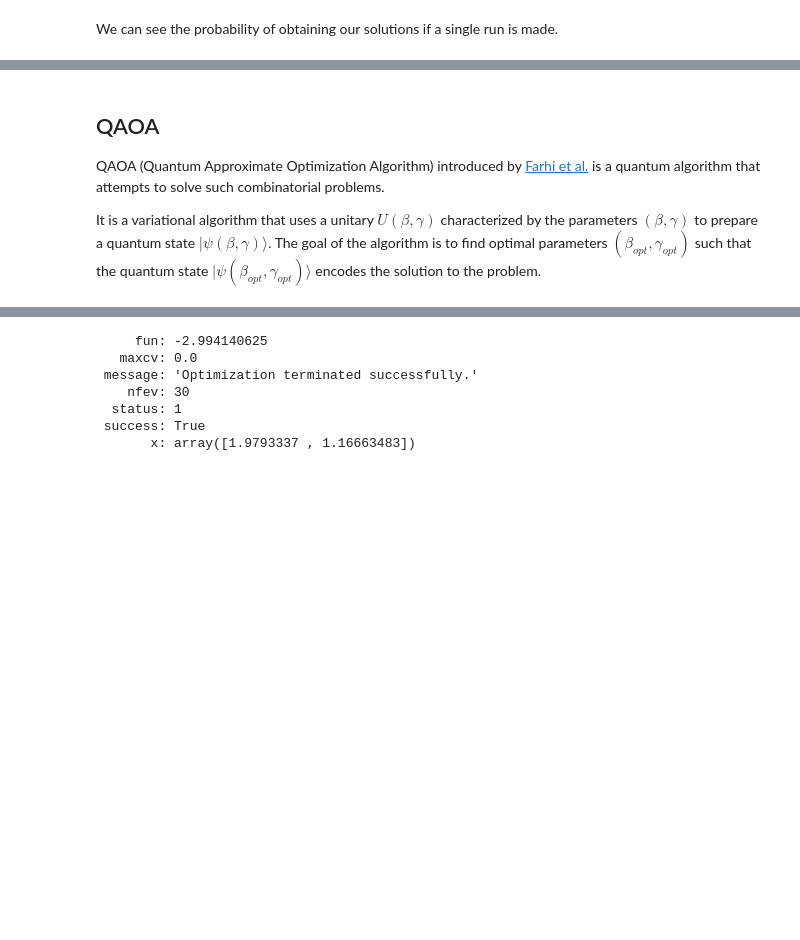
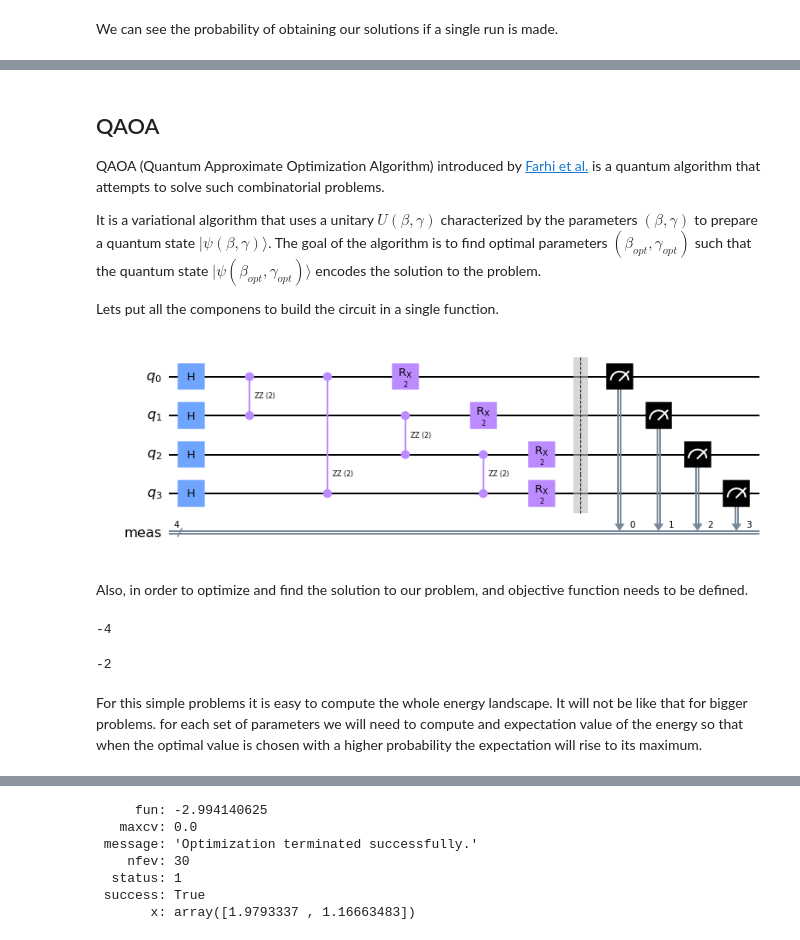
Before and after one commit to IraitzM/Qiskit-101, a Jupyter notebook: notebooks/1 - Solving problems.ipynb, the cells around one changed output, grey strips where cells are left out. Saved outputs shown, nothing was run; the diff lists cells and outputs as text; code cells hidden in the pictures; blank space fills up the shorter version.

```diff
--- a/notebooks/1 - Solving problems.ipynb
+++ b/notebooks/1 - Solving problems.ipynb
@@ -207,4 +207,6 @@ Probability of getting the result 0101 is 0.275390625
 QAOA (Quantum Approximate Optimization Algorithm) introduced by [Farhi et al.](https://arxiv.org/abs/1411.4028) is a quantum algorithm that attempts to solve such combinatorial problems.
 
 It is a variational algorithm that uses a unitary $U(\beta,\gamma)$ characterized by the parameters $(\beta,\gamma)$ to prepare a quantum state $|\psi(\beta,\gamma)\rangle$. The goal of the algorithm is to find optimal parameters $(\beta_{opt},\gamma_{opt})$ such that the quantum state $|\psi(\beta_{opt},\gamma_{opt})\rangle$ encodes the solution to the problem.
+
+Lets put all the componens to build the circuit in a single function.
 # %%
@@ -326,0 +249,7 @@ def get_expectation(G, p, shots=512):
+# %%
+qc = create_qaoa_circ(G, [1.0, 1.0])
+qc.draw('mpl')
+# %% [output]
+[figure, added]
+# %% [markdown]
+Also, in order to optimize and find the solution to our problem, and objective function needs to be defined.
@@ -326,0 +279,10 @@ def get_expectation(G, p, shots=512):
+# %%
+maxcut_obj('1010', G)
+# %% [output]
+-4
+# %%
+maxcut_obj('1000', G)
+# %% [output]
+-2
+# %% [markdown]
+For this simple problems it is easy to compute the whole energy landscape. It will not be like that for bigger problems. for each set of parameters we will need to compute and expectation value of the energy so that when the optimal value is chosen with a higher probability the expectation will rise to its maximum.
```
Also changed, not shown: parts of 15 cells of this notebook.
